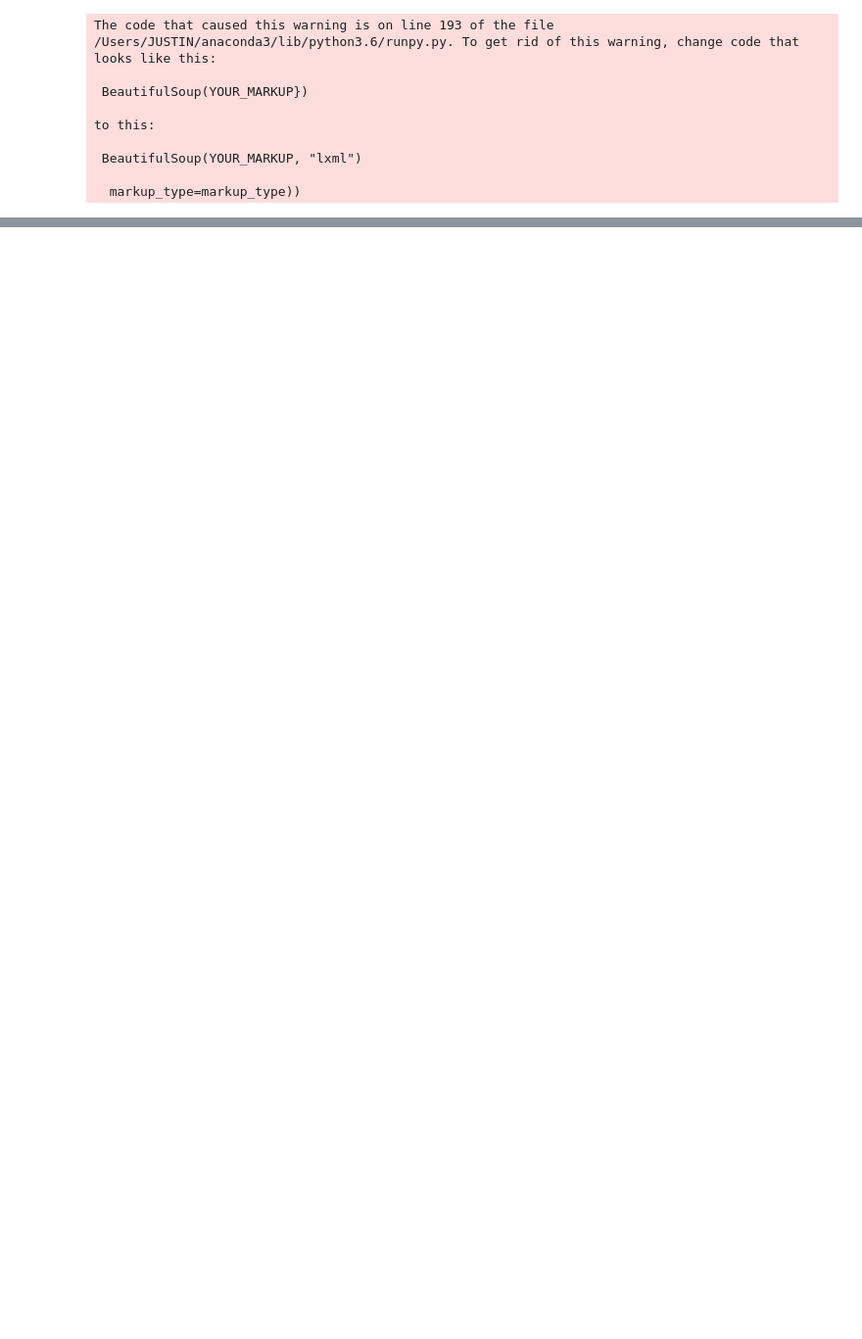
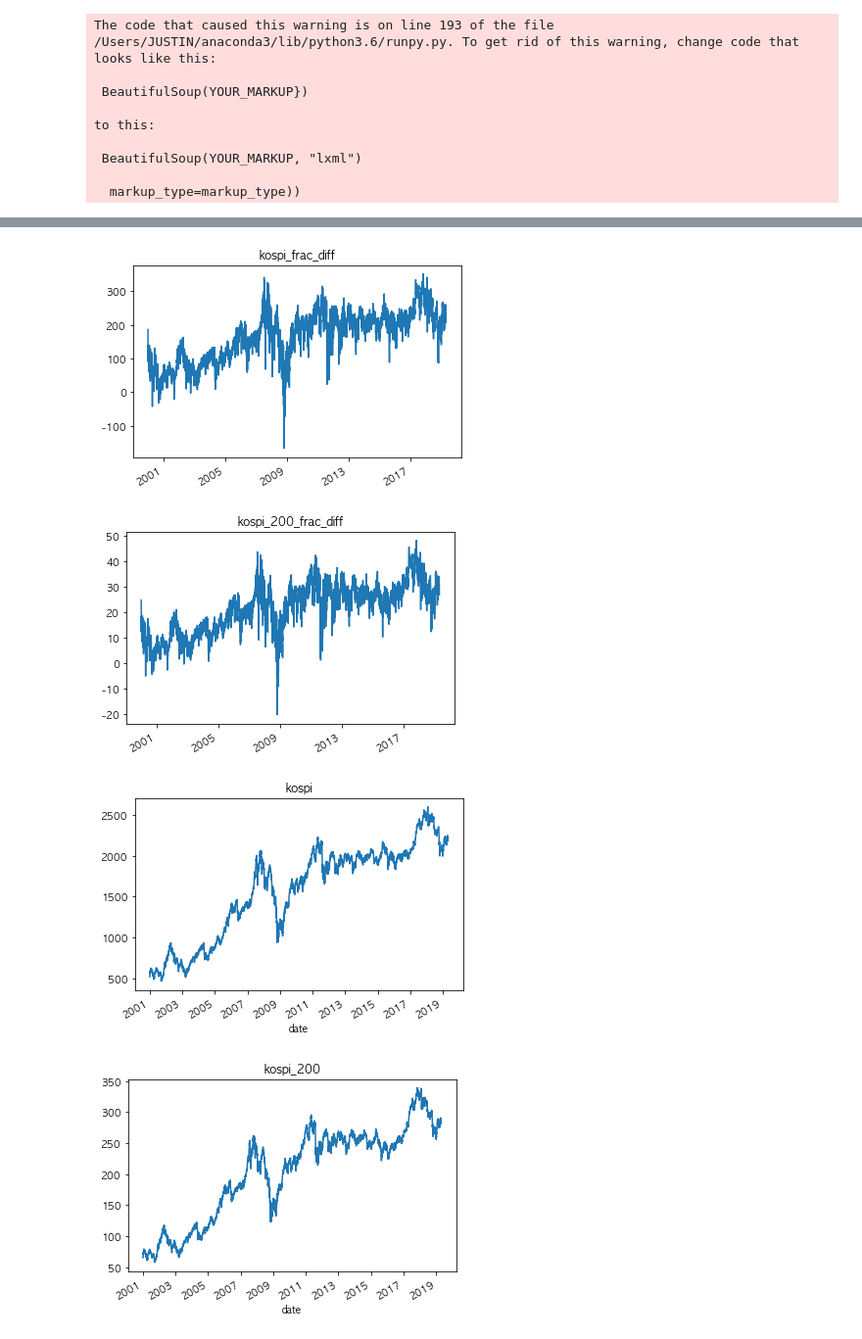
Before and after one commit to kimjungwon90/trade_bot, a Jupyter notebook: Untitled1.ipynb, the cells around one changed output, grey strips where cells are left out. Shown: that part at 98% size. Cells and saved outputs as stored; diff of their text form; code cells hidden in the pictures; blank space fills up the shorter version.

```diff
--- a/Untitled1.ipynb
+++ b/Untitled1.ipynb
@@ -187,0 +180,24 @@ a[138:142]
+# %%
+test_result.loc["2000-01-01":,"test_1"].plot()
+plt.title("kospi_frac_diff")
+plt.show()
+test_result.loc["2000-01-01":,"test_2"].plot()
+plt.title("kospi_200_frac_diff")
+plt.show()
+kospi.loc[:"2001-01-01","close"].plot()
+plt.title("kospi")
+plt.show()
+kospi_200.loc[:"2001-01-01","close"].plot()
+plt.title("kospi_200")
+plt.show()
+(kospi.loc[:"2001-01-01", "%chg"] / 100).plot()
+plt.title("kospi_return")
+plt.show()
+(kospi_200.loc[:"2001-01-01", "%chg"] / 100).plot()
+plt.title("kospi_200_return")
+plt.show()
+# %% [output]
+[figure, added]
+[figure, added]
+[figure, added]
+[figure, added]
```
Also changed, not shown: parts of 17 cells of this notebook.
